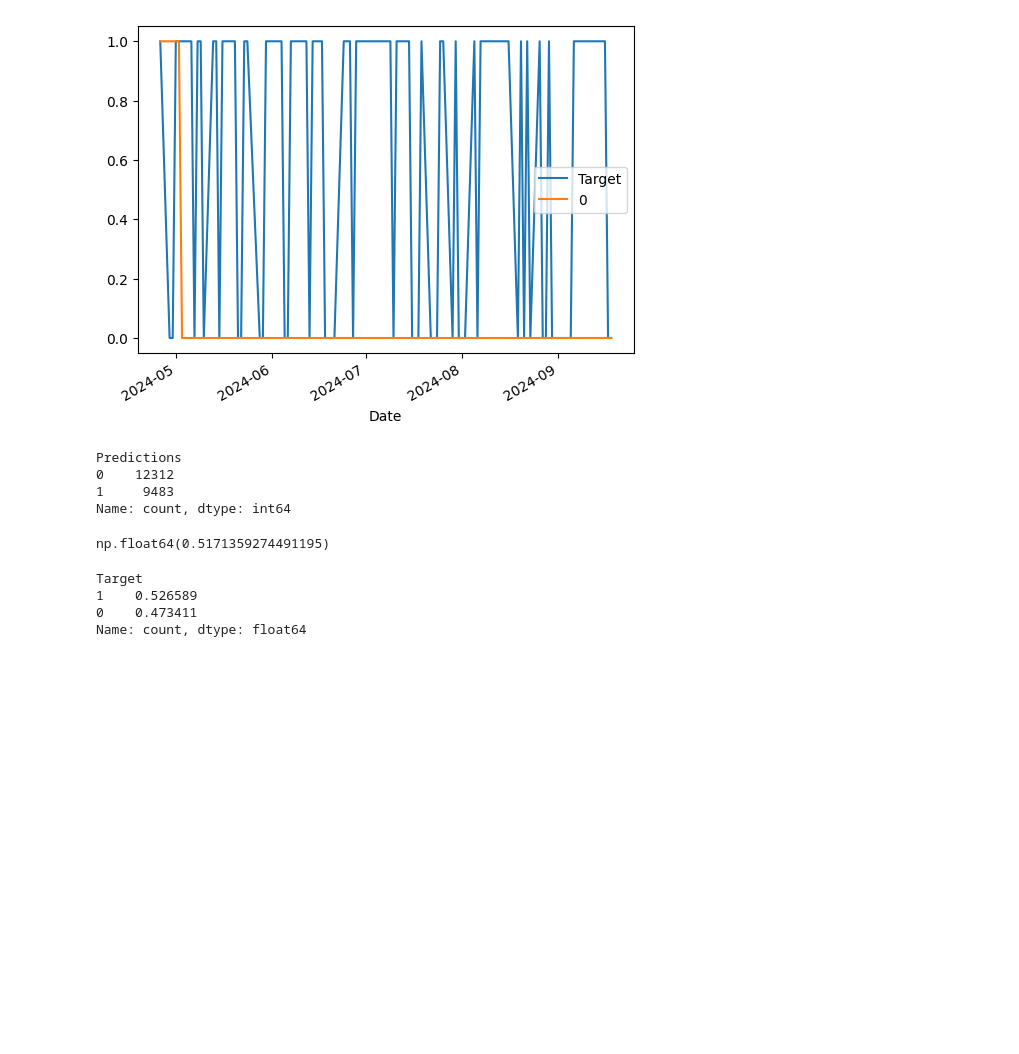
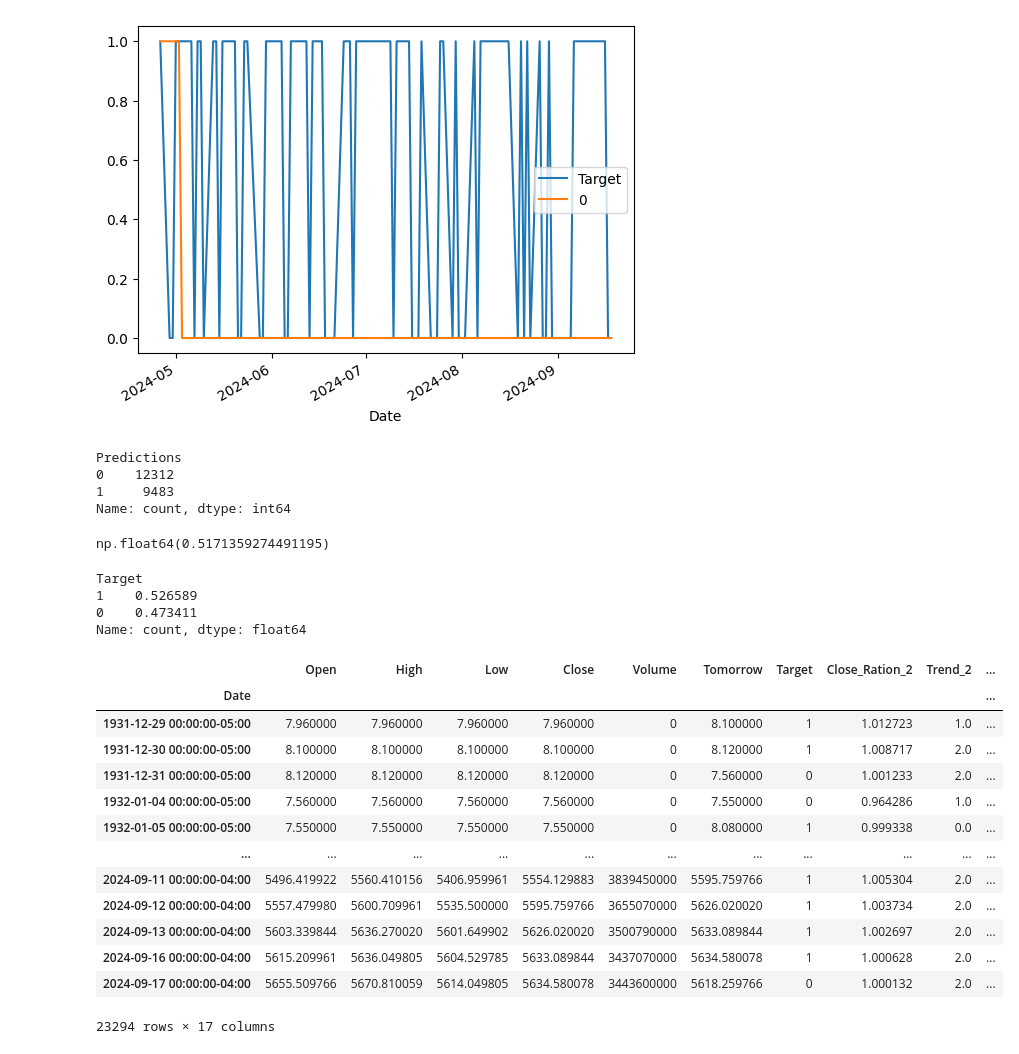
Before and after one commit to d62liu/PSAR-ML-market-predictor, a Jupyter notebook: market_prediction.ipynb, the cells around one changed output. Cells and saved outputs as stored; diff of their text form; code cells hidden in the pictures; blank space fills up the shorter version.

```diff
--- a/market_prediction.ipynb
+++ b/market_prediction.ipynb
@@ -167,7 +167,26 @@ new_predictors = []
 
 for horizon in horizons:
     rolling_averages = sp500.rolling(horizon).mean()
-    ratio_column = f"Close_Ration_{horizon}"
+    ratio_column = f"Close_Ratio_{horizon}"
     sp500[ratio_column] = sp500["Close"] / rolling_averages ["Close"]
     trend_column = f"Trend_{horizon}"
-    sp500[trend_column] = sp500.shift(1).rolling(horizon).sum()
+    sp500[trend_column] = sp500.shift(1).rolling(horizon).sum()["Target"]
+    new_predictors += [ratio_column, trend_column]
+# %%
+sp500 = sp500.dropna()
+sp500
+# %% [output]
+|  | Open | High | Low | Close | Volume | Tomorrow | Target | Close_Ration_2 | Trend_2 | ... |
+| Date |  |  |  |  |  |  |  |  |  | ... |
+| 1931-12-29 00:00:00-05:00 | 7.960000 | 7.960000 | 7.960000 | 7.960000 | 0 | 8.100000 | 1 | 1.012723 | 1.0 | ... |
+| 1931-12-30 00:00:00-05:00 | 8.100000 | 8.100000 | 8.100000 | 8.100000 | 0 | 8.120000 | 1 | 1.008717 | 2.0 | ... |
+| 1931-12-31 00:00:00-05:00 | 8.120000 | 8.120000 | 8.120000 | 8.120000 | 0 | 7.560000 | 0 | 1.001233 | 2.0 | ... |
+| 1932-01-04 00:00:00-05:00 | 7.560000 | 7.560000 | 7.560000 | 7.560000 | 0 | 7.550000 | 0 | 0.964286 | 1.0 | ... |
+| 1932-01-05 00:00:00-05:00 | 7.550000 | 7.550000 | 7.550000 | 7.550000 | 0 | 8.080000 | 1 | 0.999338 | 0.0 | ... |
+| ... | ... | ... | ... | ... | ... | ... | ... | ... | ... | ... |
+| 2024-09-11 00:00:00-04:00 | 5496.419922 | 5560.410156 | 5406.959961 | 5554.129883 | 3839450000 | 5595.759766 | 1 | 1.005304 | 2.0 | ... |
+| 2024-09-12 00:00:00-04:00 | 5557.479980 | 5600.709961 | 5535.500000 | 5595.759766 | 3655070000 | 5626.020020 | 1 | 1.003734 | 2.0 | ... |
+| 2024-09-13 00:00:00-04:00 | 5603.339844 | 5636.270020 | 5601.649902 | 5626.020020 | 3500790000 | 5633.089844 | 1 | 1.002697 | 2.0 | ... |
+| 2024-09-16 00:00:00-04:00 | 5615.209961 | 5636.049805 | 5604.529785 | 5633.089844 | 3437070000 | 5634.580078 | 1 | 1.000628 | 2.0 | ... |
+| 2024-09-17 00:00:00-04:00 | 5655.509766 | 5670.810059 | 5614.049805 | 5634.580078 | 3443600000 | 5618.259766 | 0 | 1.000132 | 2.0 | ... |
+23294 rows × 17 columns
```
Also changed, not shown: parts of 4 cells of this notebook.
